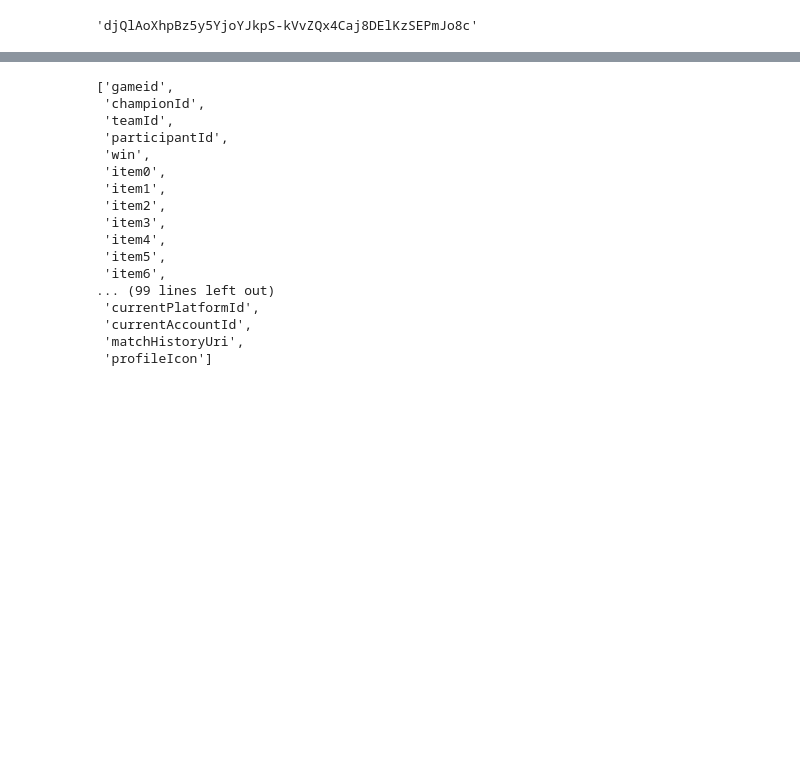
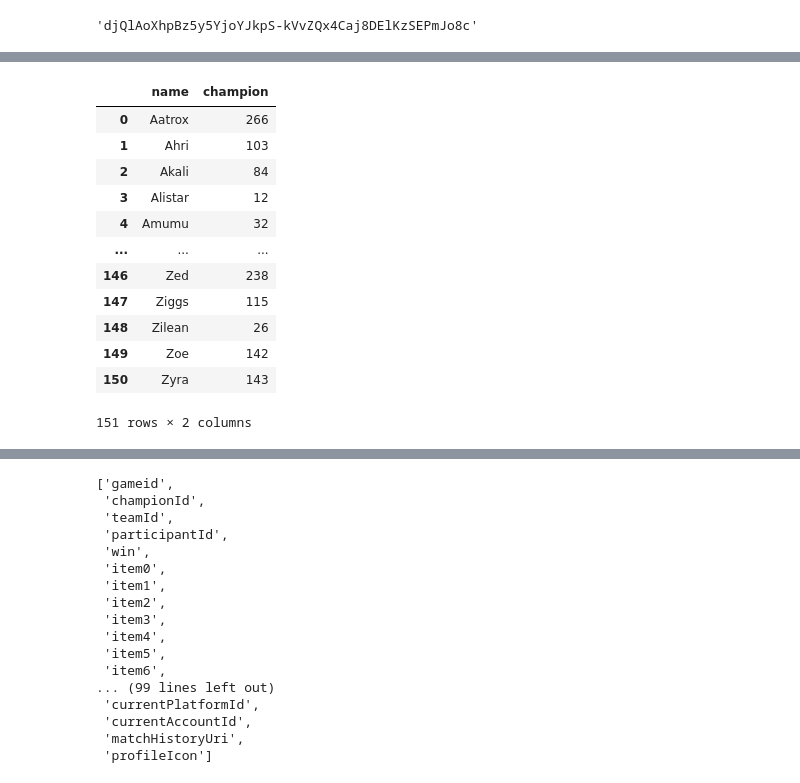
Before and after one commit to Dav3whit3/ih_datamadpt_project_final, a Jupyter notebook: notebooks/API_data_extraction1.ipynb, the cells around one changed output, grey strips where cells are left out. Cells and saved outputs as stored; diff of their text form; code cells hidden in the pictures; blank space fills up the shorter version.

```diff
--- a/notebooks/API_data_extraction1.ipynb
+++ b/notebooks/API_data_extraction1.ipynb
@@ -173,6 +171,22 @@ summoner_info
 # %%
 champions = get_championsid(key)
 queues = get_queuesid(key)
+# %%
+champions
+# %% [output]
+|  | name | champion |
+| 0 | Aatrox | 266 |
+| 1 | Ahri | 103 |
+| 2 | Akali | 84 |
+| 3 | Alistar | 12 |
+| 4 | Amumu | 32 |
+| ... | ... | ... |
+| 146 | Zed | 238 |
+| 147 | Ziggs | 115 |
+| 148 | Zilean | 26 |
+| 149 | Zoe | 142 |
+| 150 | Zyra | 143 |
+151 rows × 2 columns
 # %%
 match_list = get_matchlist(accountid, key, champions, queues)
 match_list
```
Also changed, not shown: parts of 12 cells of this notebook, 3 other files.
